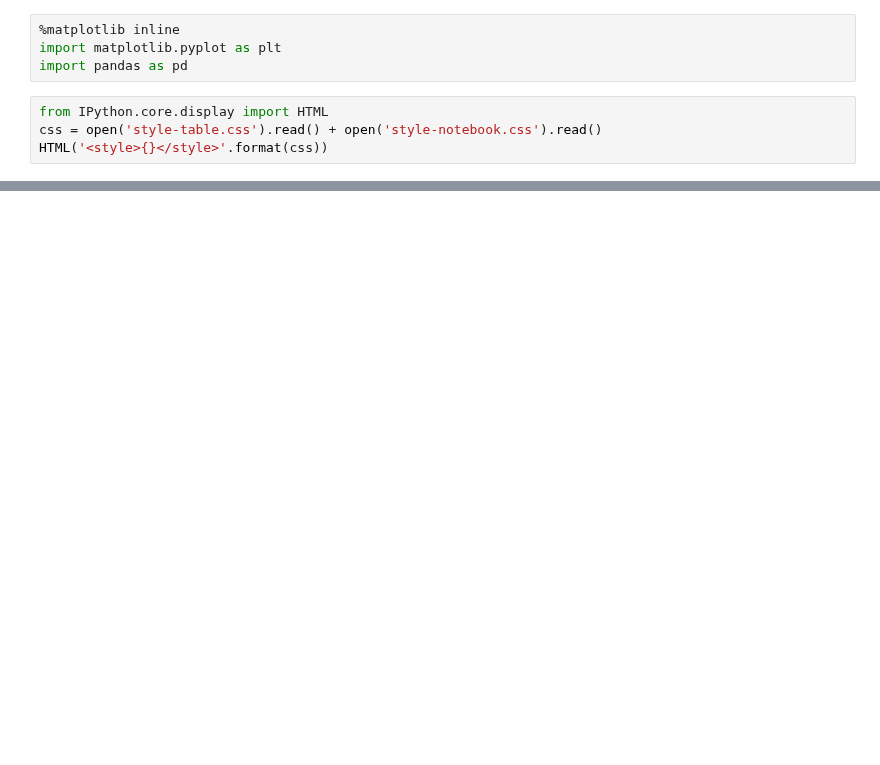
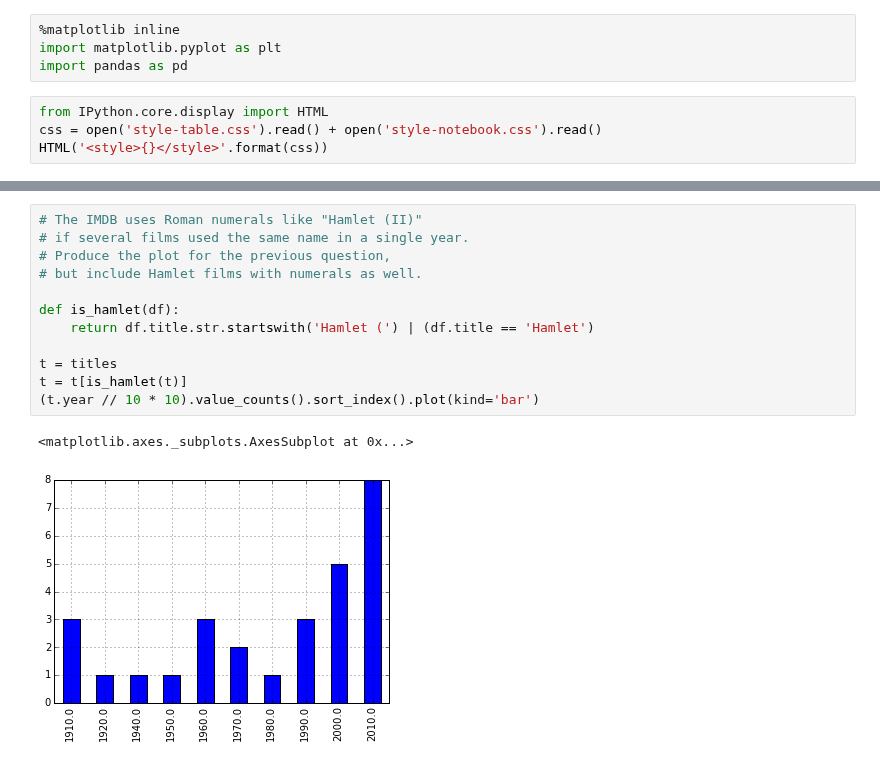
Before and after one commit to brandon-rhodes/pycon-pandas-tutorial, a Jupyter notebook: Solutions-2.ipynb, the cells around one changed output, grey strips where cells are left out. Drawn from its saved outputs; the diff is of its cells as text; blank space fills up the shorter version.

```diff
--- a/Solutions-2.ipynb
+++ b/Solutions-2.ipynb
@@ -89,0 +73,15 @@ Wall time: 5.62 ms
+# %%
+# The IMDB uses Roman numerals like "Hamlet (II)"
+# if several films used the same name in a single year.
+# Produce the plot for the previous question,
+# but include Hamlet films with numerals as well.
+
+def is_hamlet(df):
+    return df.title.str.startswith('Hamlet (') | (df.title == 'Hamlet')
+
+t = titles
+t = t[is_hamlet(t)]
+(t.year // 10 * 10).value_counts().sort_index().plot(kind='bar')
+# %% [output]
+<matplotlib.axes._subplots.AxesSubplot at 0x...>
+[figure, added]
```
Also changed, not shown: parts of 26 cells of this notebook, 5 other files.
